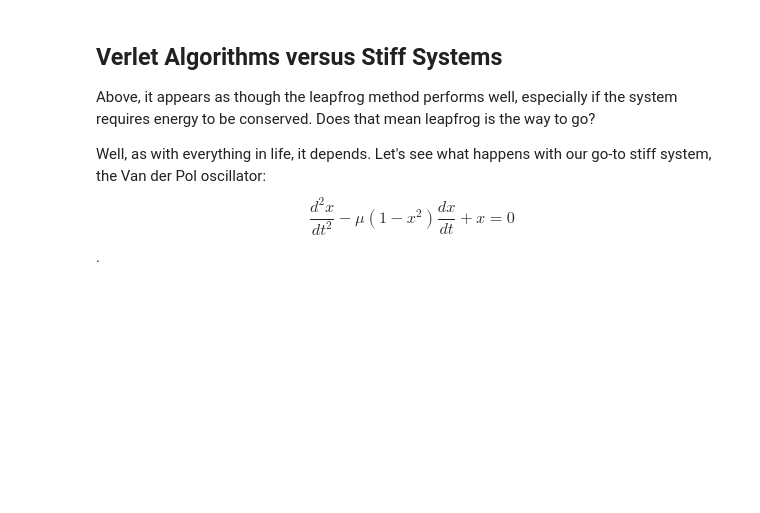
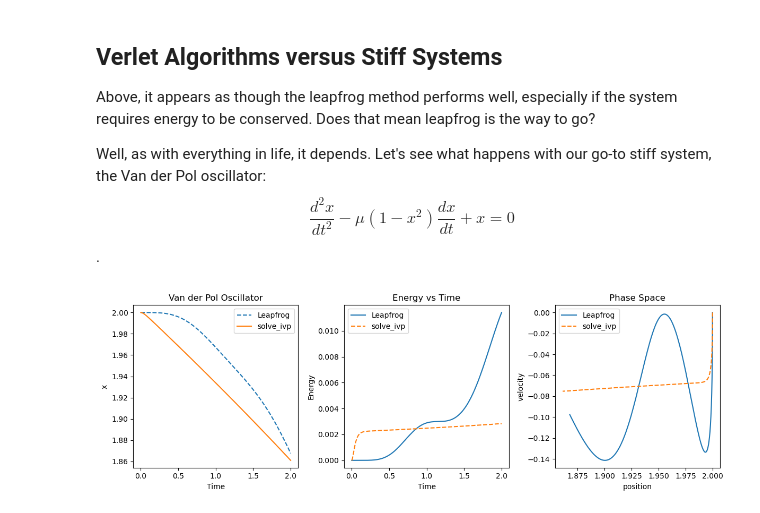
Before and after one commit to Phys3211/resources, a Jupyter notebook: Computation/06_Lecture_Verlet_Method.ipynb, the cells around one changed output. Drawn from its saved outputs; the diff is of its cells as text; code cells hidden in the pictures; blank space fills up the shorter version.

```diff
--- a/Computation/06_Lecture_Verlet_Method.ipynb
+++ b/Computation/06_Lecture_Verlet_Method.ipynb
@@ -351,8 +365,8 @@ import matplotlib.pyplot as plt
 from scipy.integrate import solve_ivp
 
 
-dt = 0.01
-steps = 10000
+dt = 0.0001
+steps = 20000
 mass = 1.0
 mu0 = 10.
 
@@ -397,35 +411,37 @@ sol = solve_ivp(van_der_pol_ivp, t_span, [x0, y0], t_eval=t_eval, args=(mu0,), m
 energy_ivp = compute_energy(mass, sol.y[1])
 
 # Plot results
 plt.figure(figsize=(12, 4))
 
 # Time series of position
 plt.subplot(1, 3, 1)
-#plt.plot(np.arange(steps) * dt, trajectory[:, 0], label='Leapfrog', linestyle='dashed')
+plt.plot(np.arange(steps) * dt, trajectory[:, 0], label='Leapfrog', linestyle='dashed')
 plt.plot(t_eval, sol.y[0], label='solve_ivp')
 plt.xlabel('Time')
 plt.ylabel('x')
 plt.legend()
 plt.title('Van der Pol Oscillator')
 
 # Energy vs Time
 energy_leapfrog = 0.5 * mass * (trajectory[:, 2]**2)
 plt.subplot(1, 3, 2)
-#plt.plot(np.arange(steps) * dt, energy_leapfrog, label='Leapfrog')
+plt.plot(np.arange(steps) * dt, energy_leapfrog, label='Leapfrog')
 plt.plot(t_eval, energy_ivp, label='solve_ivp', linestyle='dashed')
 plt.xlabel('Time')
 plt.ylabel('Energy')
 plt.legend()
 plt.title('Energy vs Time')
 
 # Phase space diagram
 plt.subplot(1, 3, 3)
-#plt.plot(trajectory[:, 0], trajectory[:, 1], label='Leapfrog')
+plt.plot(trajectory[:, 0], trajectory[:, 1], label='Leapfrog')
 plt.plot(sol.y[0], sol.y[1], label='solve_ivp', linestyle='dashed')
-plt.xlabel('x1 = x')
-plt.ylabel('x2 = v')
+plt.xlabel('position')
+plt.ylabel('velocity')
 plt.legend()
 plt.title('Phase Space')
 
 plt.tight_layout()
 plt.show()
+# %% [output]
+[figure, added]
```
Also changed, not shown: parts of 3 cells of this notebook, 11 other files.
